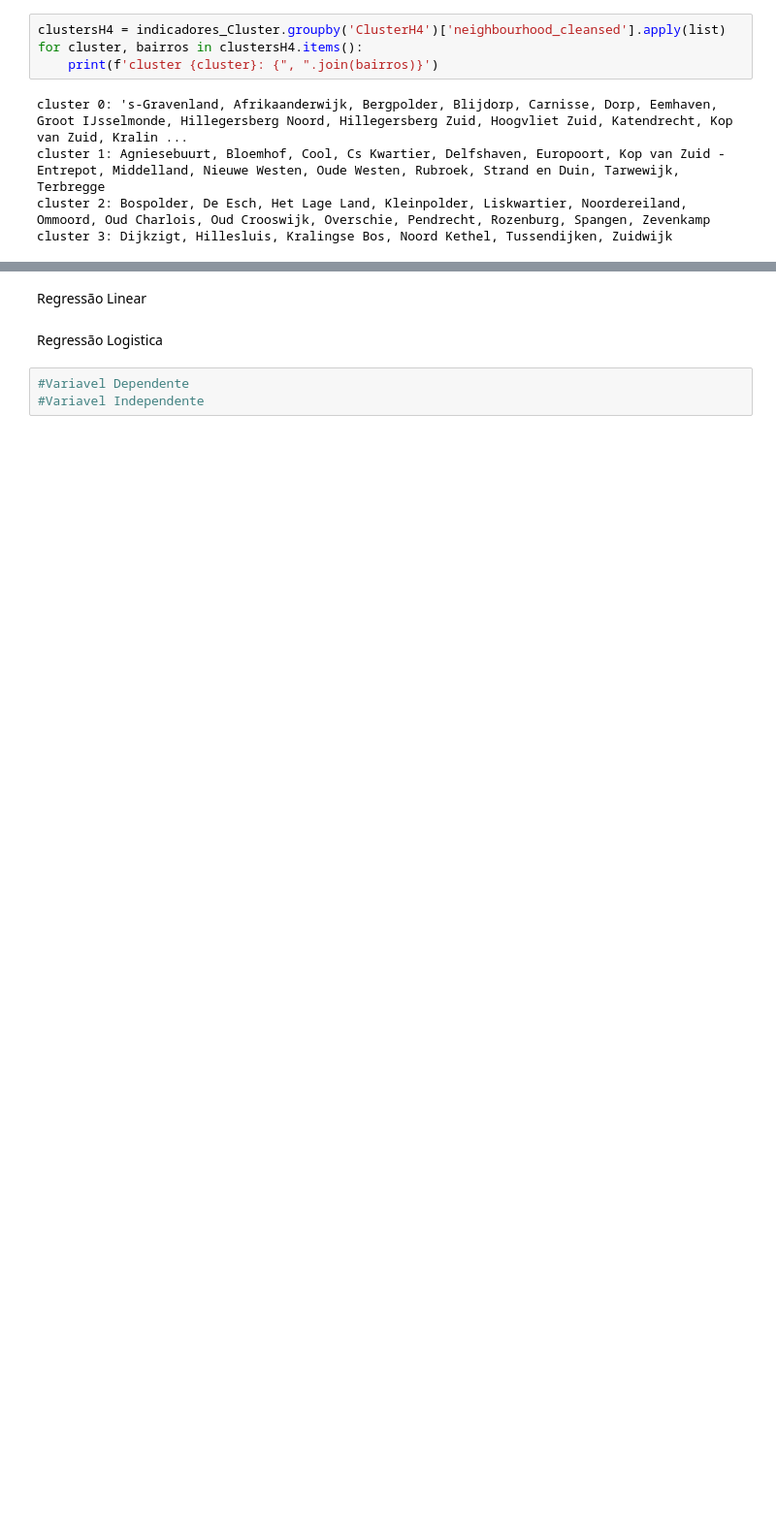
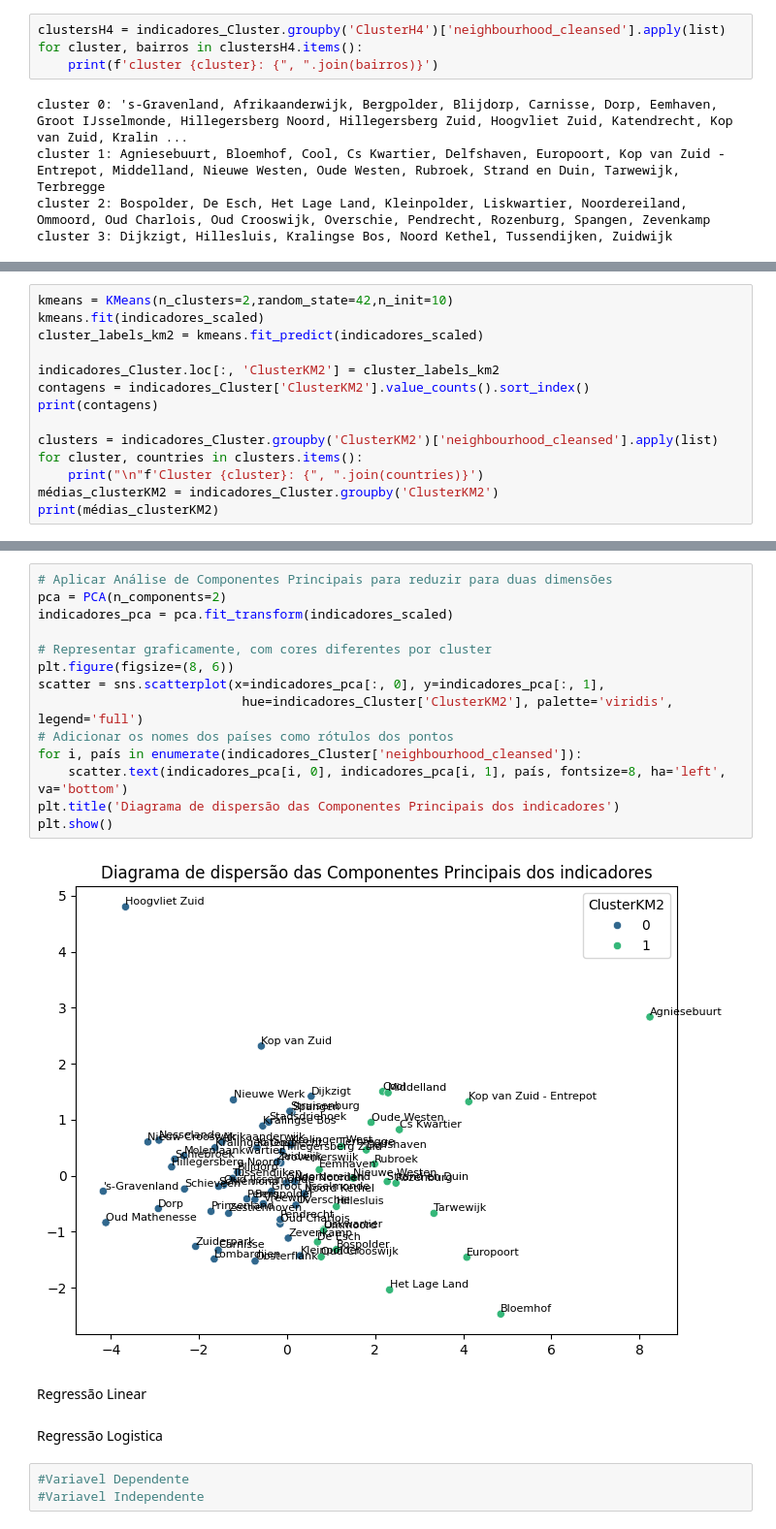
Before and after one commit to RafaelAndreRio/SAD_Trabalho_Final, a Jupyter notebook: Estudo_airbnb.ipynb, the cells around one changed output, grey strips where cells are left out. Shown at 97% size. Drawn from its saved outputs; the diff is of its cells as text; blank space fills up the shorter version.

```diff
--- a/Estudo_airbnb.ipynb
+++ b/Estudo_airbnb.ipynb
@@ -640,0 +680,14 @@ cluster 3: Dijkzigt, Hillesluis, Kralingse Bos, Noord Kethel, Tussendijken, Zuid
+# %%
+kmeans = KMeans(n_clusters=2,random_state=42,n_init=10)
+kmeans.fit(indicadores_scaled)
+cluster_labels_km2 = kmeans.fit_predict(indicadores_scaled)
+
+indicadores_Cluster.loc[:, 'ClusterKM2'] = cluster_labels_km2
+contagens = indicadores_Cluster['ClusterKM2'].value_counts().sort_index()
+print(contagens)
+
+clusters = indicadores_Cluster.groupby('ClusterKM2')['neighbourhood_cleansed'].apply(list)
+for cluster, countries in clusters.items():
+    print("\n"f'Cluster {cluster}: {", ".join(countries)}')
+médias_clusterKM2 = indicadores_Cluster.groupby('ClusterKM2')
+print(médias_clusterKM2)
@@ -641,3 +704,19 @@ cluster 3: Dijkzigt, Hillesluis, Kralingse Bos, Noord Kethel, Tussendijken, Zuid
+# %%
+# Aplicar Análise de Componentes Principais para reduzir para duas dimensões
+pca = PCA(n_components=2)
+indicadores_pca = pca.fit_transform(indicadores_scaled)
+
+# Representar graficamente, com cores diferentes por cluster
+plt.figure(figsize=(8, 6))
+scatter = sns.scatterplot(x=indicadores_pca[:, 0], y=indicadores_pca[:, 1],
+                           hue=indicadores_Cluster['ClusterKM2'], palette='viridis', legend='full')
+# Adicionar os nomes dos países como rótulos dos pontos
+for i, país in enumerate(indicadores_Cluster['neighbourhood_cleansed']):
+    scatter.text(indicadores_pca[i, 0], indicadores_pca[i, 1], país, fontsize=8, ha='left', va='bottom')
+plt.title('Diagrama de dispersão das Componentes Principais dos indicadores')
+plt.show()
+# %% [output]
+[figure, added]
 # %% [markdown]
 Regressão Linear
 # %% [markdown]
```
Also changed, not shown: parts of 5 cells of this notebook, 1 other file.
